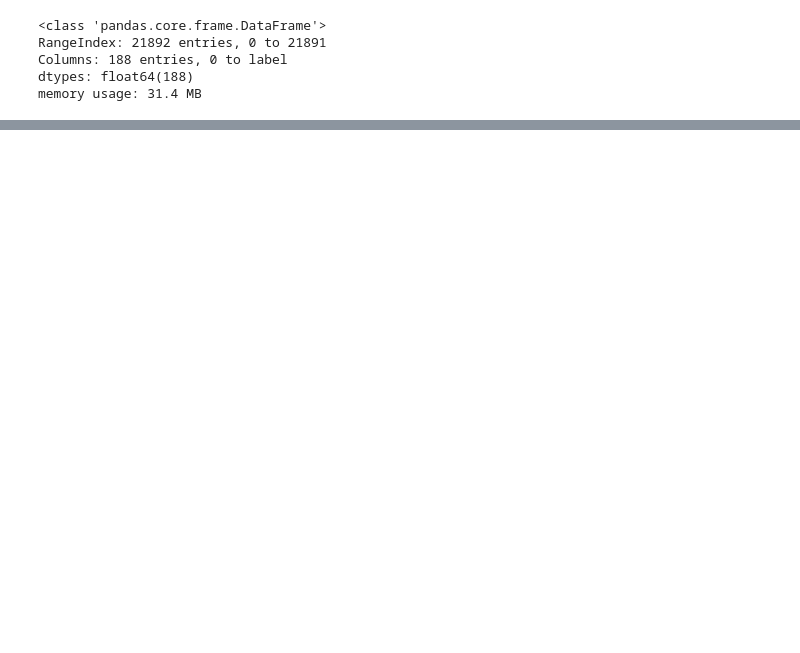
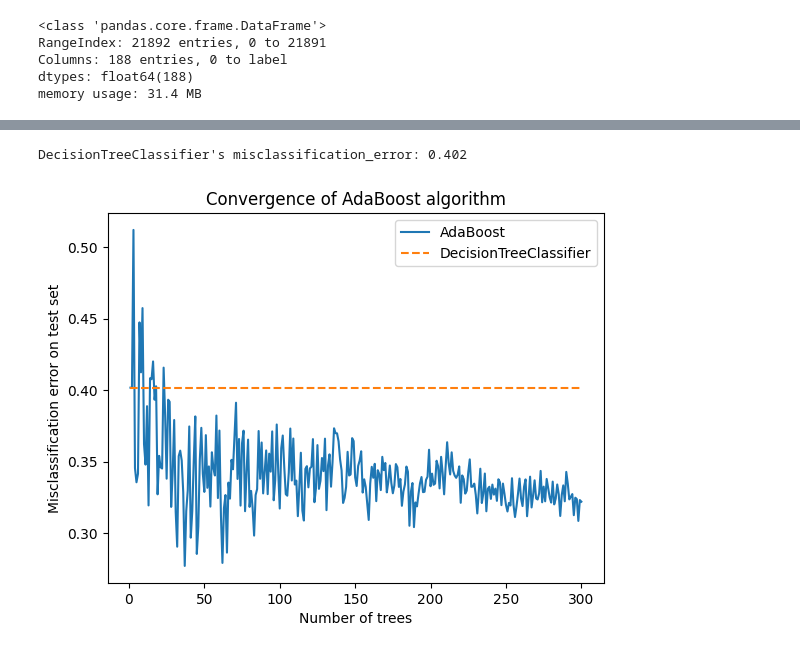
Before and after one commit to Dhawal-Modi/DSC_2024_Space_Jam, a Jupyter notebook: Task2.ipynb, the cells around one changed output, grey strips where cells are left out. Cells and saved outputs as stored; diff of their text form; code cells hidden in the pictures; blank space fills up the shorter version.

```diff
--- a/Task2.ipynb
+++ b/Task2.ipynb
@@ -192,0 +340,40 @@ plt.show()
+# %%
+dummy_clf = DummyClassifier()
+
+def misclassification_error(y_true, y_pred):
+    return 1 - accuracy_score(y_true, y_pred)
+
+
+weak_learners_misclassification_error = misclassification_error(
+    y_test, weak_learner.fit(X_train, y_train).predict(X_test))
+
+
+print(
+    "DecisionTreeClassifier's misclassification_error: "
+    f"{weak_learners_misclassification_error:.3f}"
+)
+# %% [output]
+DecisionTreeClassifier's misclassification_error: 0.402
+# %%
+boosting_errors = pd.DataFrame(
+    {
+        "Number of trees": range(1, n_estimators + 1),
+        "AdaBoost": [
+            misclassification_error(y_test, y_pred)
+            for y_pred in adaboost_clf.staged_predict(X_test)
+        ],
+    }
+).set_index("Number of trees")
+ax = boosting_errors.plot()
+ax.set_ylabel("Misclassification error on test set")
+ax.set_title("Convergence of AdaBoost algorithm")
+plt.plot(
+    [boosting_errors.index.min(), boosting_errors.index.max()],
+    [weak_learners_misclassification_error, weak_learners_misclassification_error],
+    color="tab:orange",
+    linestyle="dashed",
+)
+plt.legend(["AdaBoost", "DecisionTreeClassifier"], loc=1)
+plt.show()
+# %% [output]
+[figure, added]
```
Also changed, not shown: parts of 33 cells of this notebook.
